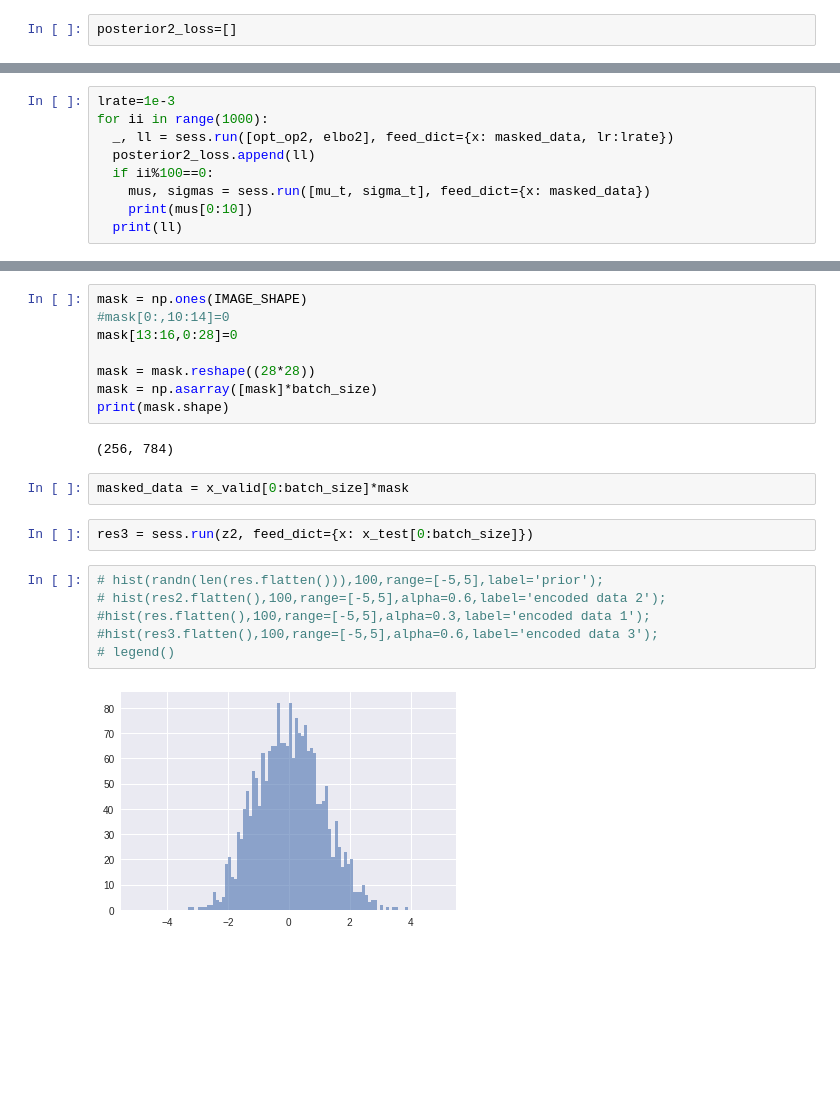
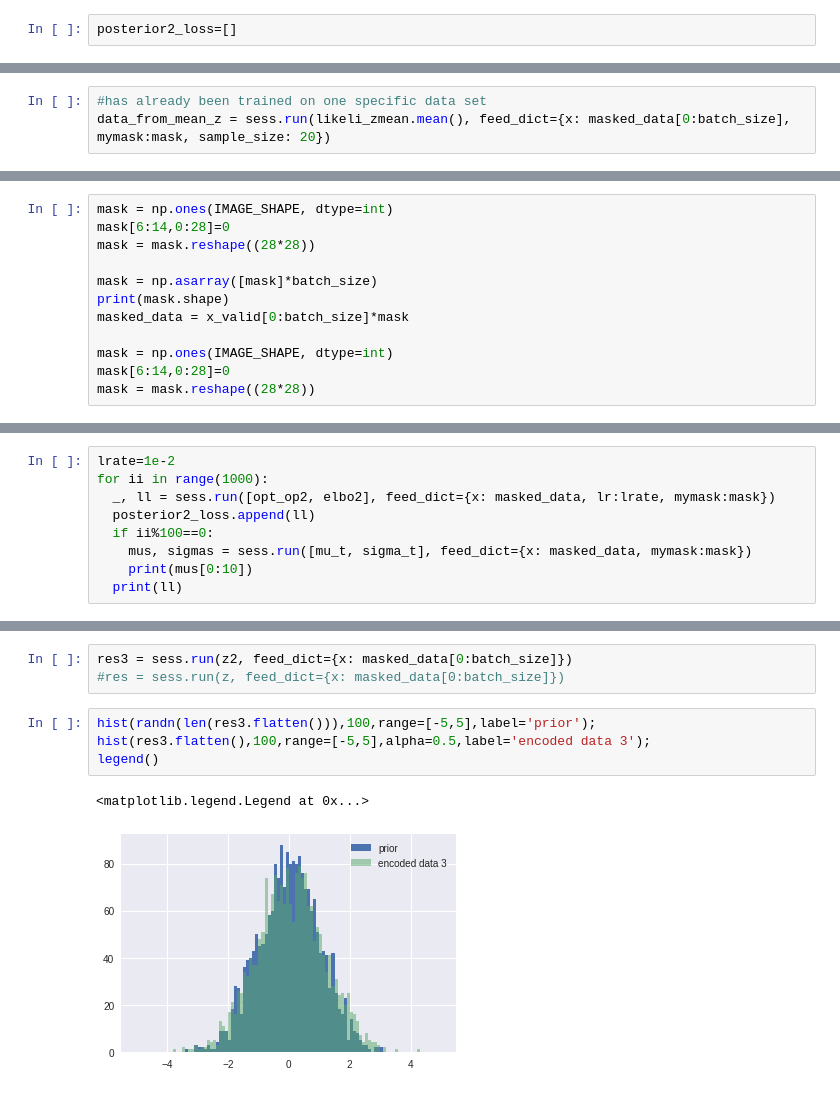
Before and after one commit to VMBoehm/DeNoPa, a Jupyter notebook: VAE.ipynb, the cells around one changed output, grey strips where cells are left out. Cells and saved outputs as stored; diff of their text form; blank space fills up the shorter version.

```diff
--- a/VAE.ipynb
+++ b/VAE.ipynb
@@ -405,0 +414,3 @@ for i in range(16):
+# %%
+#has already been trained on one specific data set
+data_from_mean_z = sess.run(likeli_zmean.mean(), feed_dict={x: masked_data[0:batch_size], mymask:mask, sample_size: 20})
@@ -405,0 +428,12 @@ for i in range(16):
+# %%
+mask = np.ones(IMAGE_SHAPE, dtype=int)
+mask[6:14,0:28]=0
+mask = mask.reshape((28*28))
+
+mask = np.asarray([mask]*batch_size)
+print(mask.shape)
+masked_data = x_valid[0:batch_size]*mask
+
+mask = np.ones(IMAGE_SHAPE, dtype=int)
+mask[6:14,0:28]=0
+mask = mask.reshape((28*28))
@@ -406,10 +442,10 @@ for i in range(16):
 # %%
-lrate=1e-3
+lrate=1e-2
 for ii in range(1000):
-  _, ll = sess.run([opt_op2, elbo2], feed_dict={x: masked_data, lr:lrate})
+  _, ll = sess.run([opt_op2, elbo2], feed_dict={x: masked_data, lr:lrate, mymask:mask})
   posterior2_loss.append(ll)
   if ii%100==0:
-    mus, sigmas = sess.run([mu_t, sigma_t], feed_dict={x: masked_data})
+    mus, sigmas = sess.run([mu_t, sigma_t], feed_dict={x: masked_data, mymask:mask})
     print(mus[0:10])
   print(ll)
 # %% [output]
@@ -439,23 +475,11 @@ yscale('log')
-# %%
-mask = np.ones(IMAGE_SHAPE)
-#mask[0:,10:14]=0
-mask[13:16,0:28]=0
-
-mask = mask.reshape((28*28))
-mask = np.asarray([mask]*batch_size)
-print(mask.shape)
-# %% [output]
-(256, 784)
-# %%
-masked_data = x_valid[0:batch_size]*mask
 # %%
-res3 = sess.run(z2, feed_dict={x: x_test[0:batch_size]})
+res3 = sess.run(z2, feed_dict={x: masked_data[0:batch_size]})
+#res = sess.run(z, feed_dict={x: masked_data[0:batch_size]})
 # %%
-# hist(randn(len(res.flatten())),100,range=[-5,5],label='prior');
-# hist(res2.flatten(),100,range=[-5,5],alpha=0.6,label='encoded data 2');
-#hist(res.flatten(),100,range=[-5,5],alpha=0.3,label='encoded data 1');
-#hist(res3.flatten(),100,range=[-5,5],alpha=0.6,label='encoded data 3');
-# legend()
+hist(randn(len(res3.flatten())),100,range=[-5,5],label='prior');
+hist(res3.flatten(),100,range=[-5,5],alpha=0.5,label='encoded data 3');
+legend()
 # %% [output]
+<matplotlib.legend.Legend at 0x...>
-[figure, old version]
+[figure, new version]
 # %%
```
Also changed, not shown: parts of 29 cells of this notebook.
